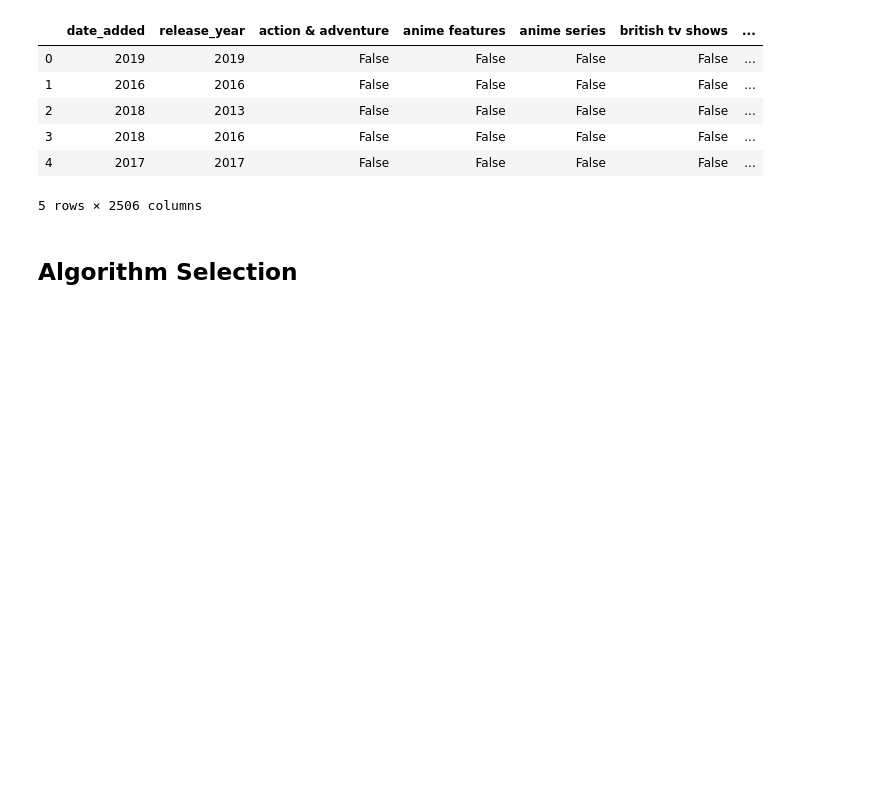
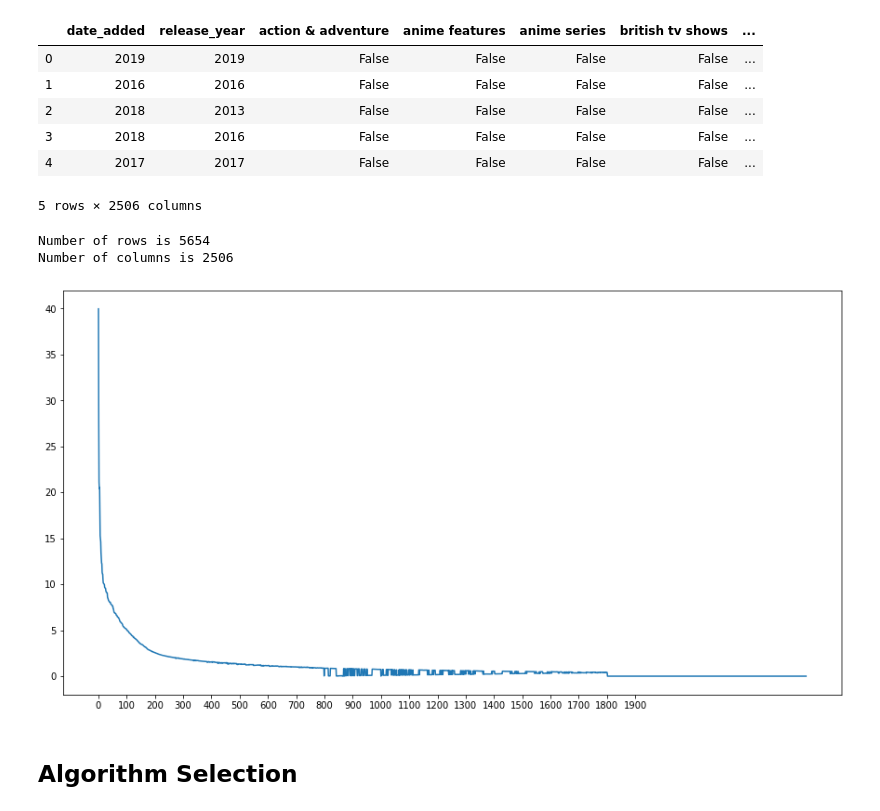
Before and after one commit to BenGriffith/data-science, a Jupyter notebook: capstone/unsupervised/netflix.ipynb, the cells around one changed output. Cells and saved outputs as stored; diff of their text form; code cells hidden in the pictures; blank space fills up the shorter version.

```diff
--- a/capstone/unsupervised/netflix.ipynb
+++ b/capstone/unsupervised/netflix.ipynb
@@ -333,3 +335,33 @@ netflix.head()
 | 3 | 2018 | 2016 | False | False | False | False | ... |
 | 4 | 2017 | 2017 | False | False | False | False | ... |
 5 rows × 2506 columns
+# %%
+print('Number of rows is {}'.format(netflix.shape[0]))
+print('Number of columns is {}'.format(netflix.shape[1]))
+# %% [output]
+Number of rows is 5654
+Number of columns is 2506
+# %%
+# Create feature dataframe
+X = netflix.copy()
+
+# Standardize data
+scaler = StandardScaler()
+X_std = scaler.fit_transform(X)
+
+# Transpose X
+Xt = X_std.T
+
+# Covariance
+Cx = np.cov(Xt)
+
+# Calculate eigenvalues and eigenvectors
+eig_val_cov, eig_vec_cov = np.linalg.eig(Cx)
+# %%
+# Print scree plot
+plt.figure(figsize=(15, 8))
+plt.plot(eig_val_cov)
+plt.xticks(np.arange(0, 2000, step=100))
+plt.show()
+# %% [output]
+[figure, added]
```
Also changed, not shown: parts of 27 cells of this notebook.
